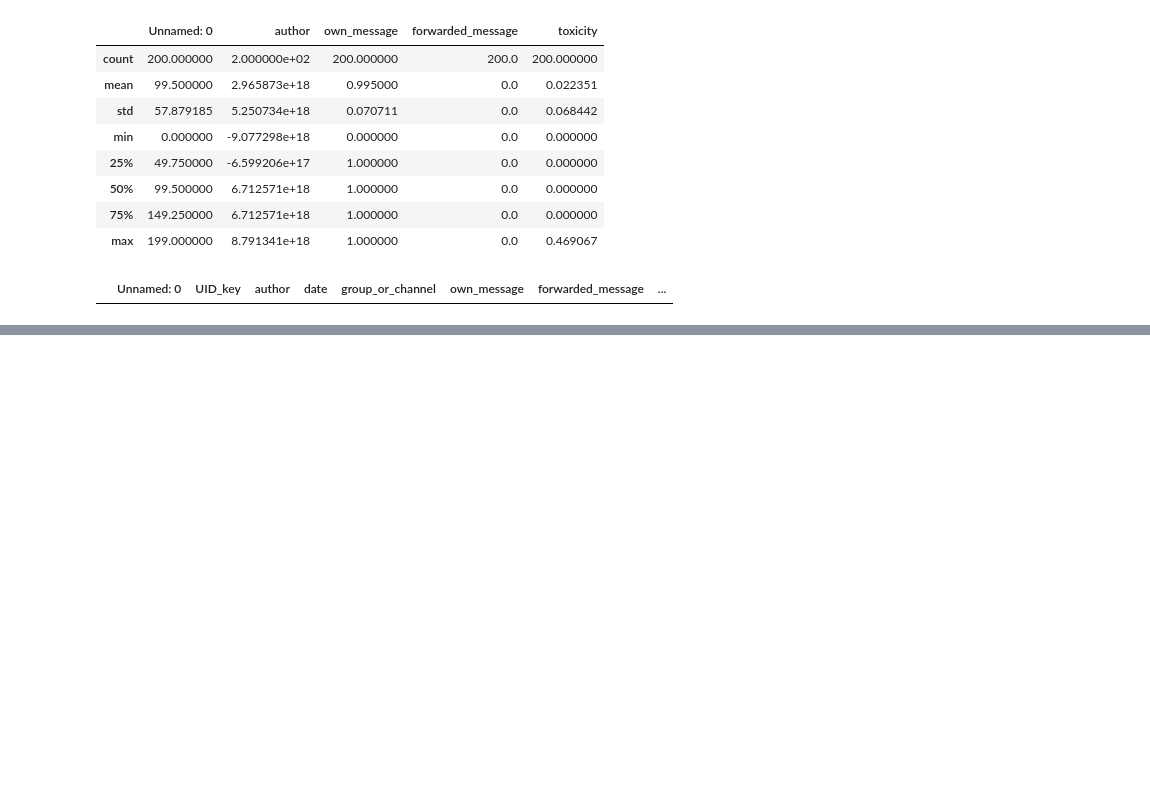
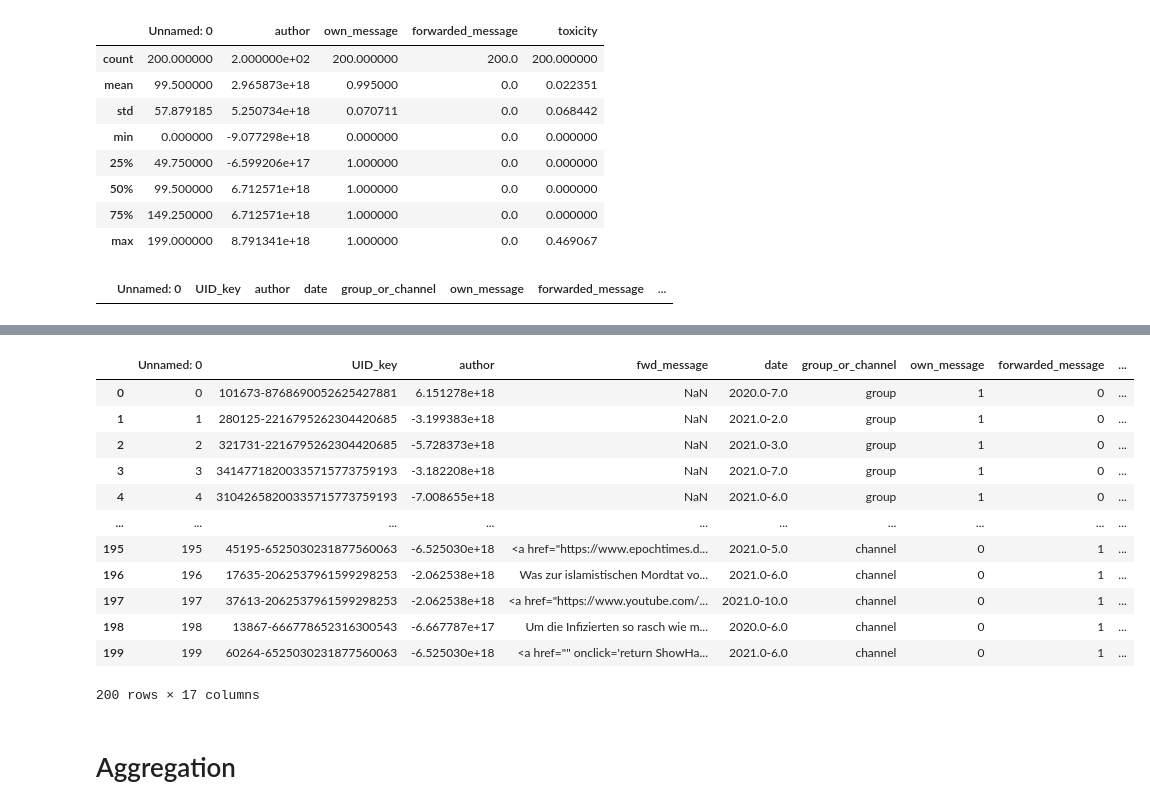
Before and after one commit to krugeremily/DAEGC_Conspiratorial_Actor_Typology, a Jupyter notebook: notebooks/Building Code for Scripts.ipynb, the cells around one changed output, grey strips where cells are left out. Drawn from its saved outputs; the diff is of its cells as text; code cells hidden in the pictures; blank space fills up the shorter version.

```diff
--- a/notebooks/Building Code for Scripts.ipynb
+++ b/notebooks/Building Code for Scripts.ipynb
@@ -894,0 +933,33 @@ new_sample[new_sample['forwarded_message'] == 1]
+# %%
+nouns = []
+verbs = []
+adjectives = []
+
+
+for message in tqdm(new_sample['final_message_string'], desc = 'Extracting POS Tag counts'):
+        noun, verb, adj = count_pos_tags(message)
+        nouns.append(noun)
+        verbs.append(verb)
+        adjectives.append(adj)
+
+new_sample['noun_count'] = nouns
+new_sample['verb_count'] = verbs
+new_sample['adj_count'] = adjectives
+# %%
+new_sample
+# %% [output]
+|  | Unnamed: 0 | UID_key | author | fwd_message | date | group_or_channel | own_message | forwarded_message | ... |
+| 0 | 0 | 101673-8768690052625427881 | 6.151278e+18 | NaN | 2020.0-7.0 | group | 1 | 0 | ... |
+| 1 | 1 | 280125-2216795262304420685 | -3.199383e+18 | NaN | 2021.0-2.0 | group | 1 | 0 | ... |
+| 2 | 2 | 321731-2216795262304420685 | -5.728373e+18 | NaN | 2021.0-3.0 | group | 1 | 0 | ... |
+| 3 | 3 | 34147718200335715773759193 | -3.182208e+18 | NaN | 2021.0-7.0 | group | 1 | 0 | ... |
+| 4 | 4 | 31042658200335715773759193 | -7.008655e+18 | NaN | 2021.0-6.0 | group | 1 | 0 | ... |
+| ... | ... | ... | ... | ... | ... | ... | ... | ... | ... |
+| 195 | 195 | 45195-6525030231877560063 | -6.525030e+18 | <a href="https://www.epochtimes.d... | 2021.0-5.0 | channel | 0 | 1 | ... |
+| 196 | 196 | 17635-2062537961599298253 | -2.062538e+18 | Was zur islamistischen Mordtat vo... | 2021.0-6.0 | channel | 0 | 1 | ... |
+| 197 | 197 | 37613-2062537961599298253 | -2.062538e+18 | <a href="https://www.youtube.com/... | 2021.0-10.0 | channel | 0 | 1 | ... |
+| 198 | 198 | 13867-666778652316300543 | -6.667787e+17 | Um die Infizierten so rasch wie m... | 2020.0-6.0 | channel | 0 | 1 | ... |
+| 199 | 199 | 60264-6525030231877560063 | -6.525030e+18 | <a href="" onclick='return ShowHa... | 2021.0-6.0 | channel | 0 | 1 | ... |
+200 rows × 17 columns
+# %% [markdown]
+# Aggregation
```
Also changed, not shown: parts of 30 cells of this notebook, 11 other files.
